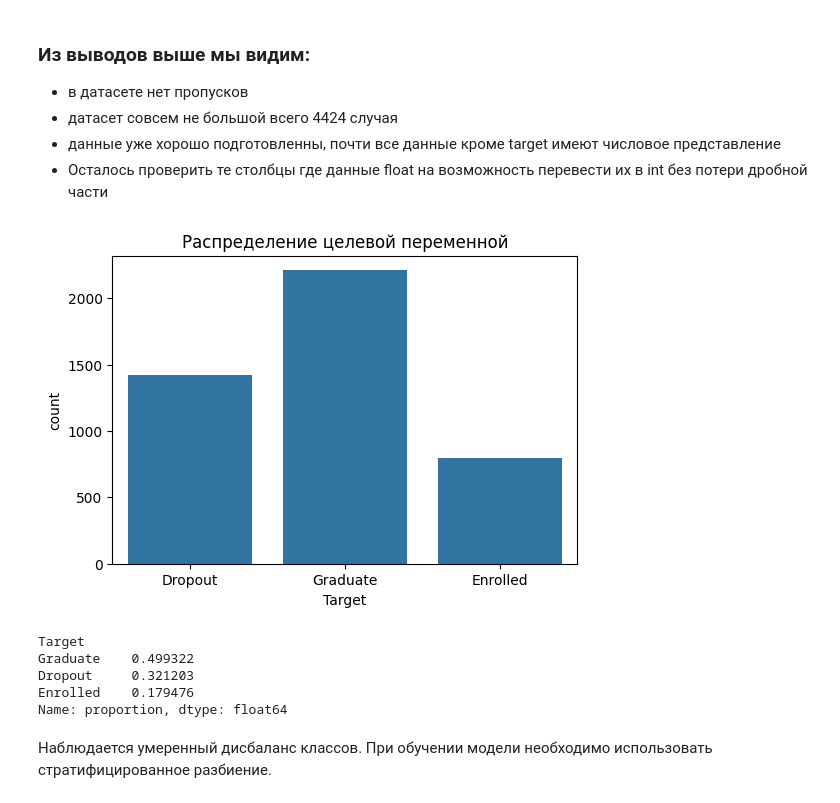
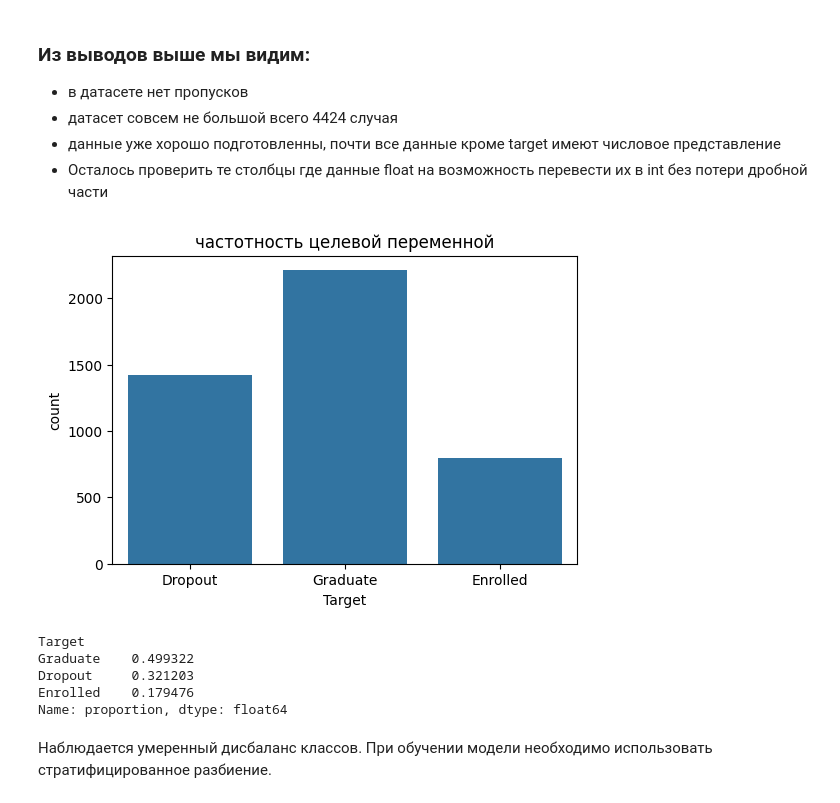
Before and after one commit to terracodum/ML_labs, a Jupyter notebook: lab1/lab1_class.ipynb, the cells around one changed output. Cells and saved outputs as stored; diff of their text form; code cells hidden in the pictures.

```diff
--- a/lab1/lab1_class.ipynb
+++ b/lab1/lab1_class.ipynb
@@ -352,12 +352,12 @@ np.int64(0)
 # %%
 plt.figure(figsize=(6,4))
 sns.countplot(x="Target", data=data)
-plt.title("Распределение целевой переменной")
+plt.title("частотность целевой переменной")
 plt.show()
 
 data["Target"].value_counts(normalize=True)
 # %% [output]
-[figure, old version]
+[figure, new version]
 Target
 Graduate    0.499322
 Dropout     0.321203
```
Also changed, not shown: parts of 16 cells of this notebook, 1 other file.
